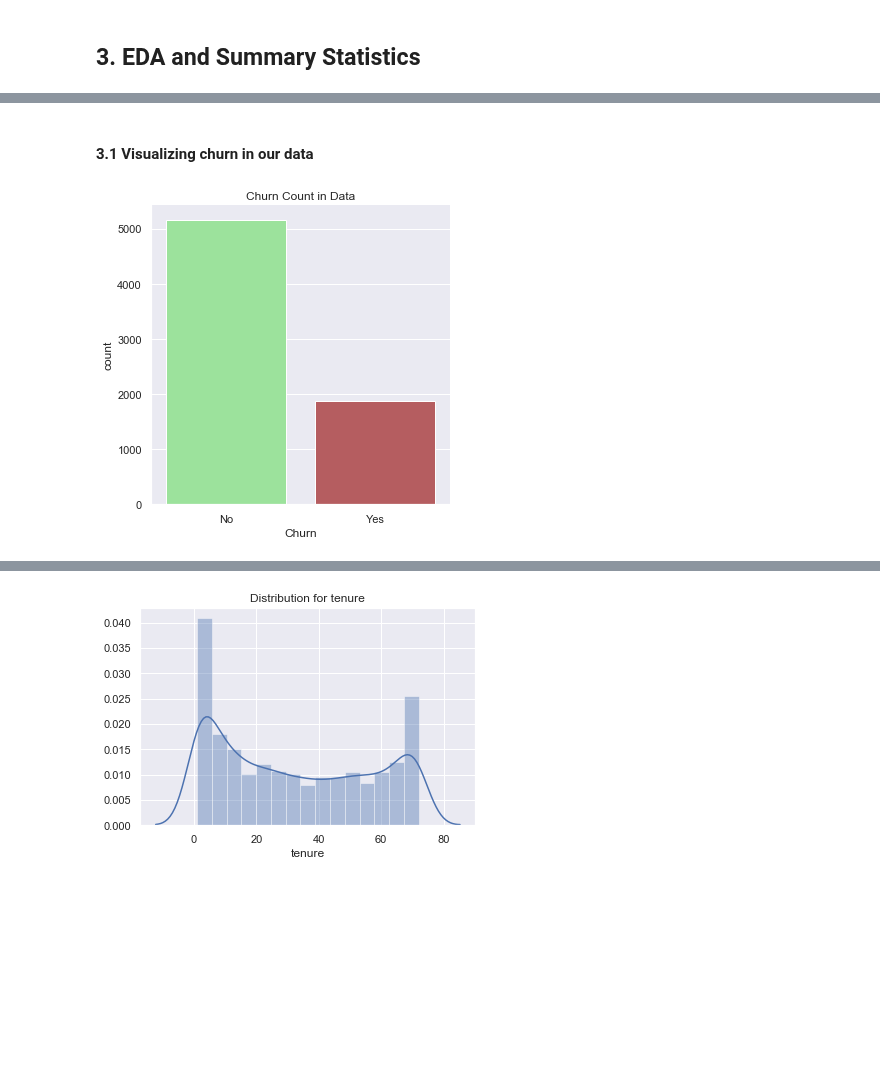
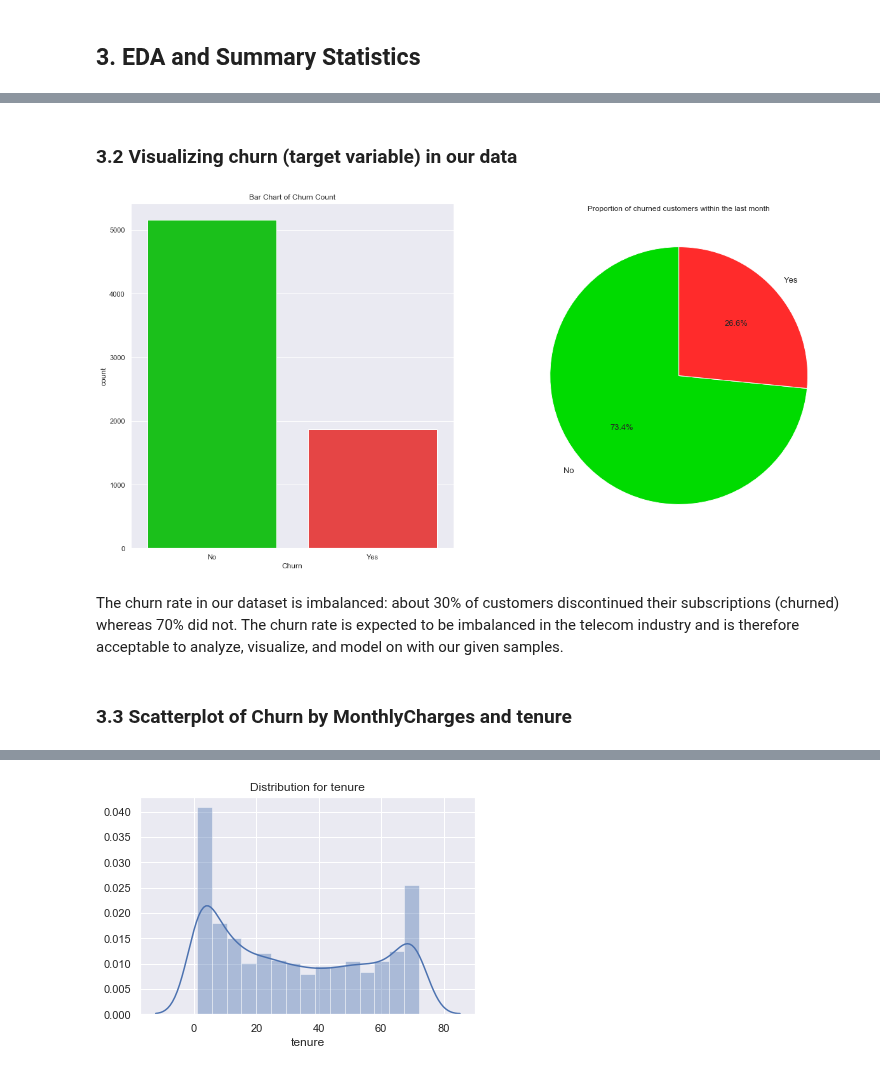
Before and after one commit to ayn28/Project-Portfolio, a Jupyter notebook: current-capstone-project/customer-churn/Customer_Churn.ipynb, the cells around one changed output, grey strips where cells are left out. Cells and saved outputs as stored; diff of their text form; code cells hidden in the pictures; blank space fills up the shorter version.

```diff
--- a/current-capstone-project/customer-churn/Customer_Churn.ipynb
+++ b/current-capstone-project/customer-churn/Customer_Churn.ipynb
@@ -238,7 +282,38 @@ df.head()
 # %% [markdown]
-#### 3.1 Visualizing churn in our data
+### 3.2 Visualizing churn (target variable) in our data
-# %%
-sns.catplot(x='Churn', kind='count', palette=['lightgreen','r'], data=df);
-plt.title('Churn Count in Data');
-# %% [output]
-[figure, removed]
+# %%
+# Colors
+lightgreen = '#00db00'
+red = '#ff2b2b'
+
+# Count (bar) plot
+plt.figure(figsize=(20, 10));
+plt.subplot(121);
+sns.countplot(x='Churn', palette=[lightgreen, red], data=df);
+plt.title('Bar Chart of Churn Count');
+
+# Pie chart
+plt.subplot(122);
+labels = ['No', 'Yes']
+colors = [lightgreen, red]
+sizes = df.groupby('Churn').size()
+
+# Draw pie chart
+patches, texts, autotexts = plt.pie(sizes, colors = colors, labels=labels, autopct='%1.1f%%', startangle=90);
+
+# Increase font size for labels
+for text in texts:
+    text.set_size(13)
+
+# Increase font size for percentages
+for autotext in autotexts:
+    autotext.set_size(13)
+
+plt.title('Proportion of churned customers within the last month');
+plt.show()
+# %% [output]
+[figure, added]
+# %% [markdown]
+The churn rate in our dataset is imbalanced: about 30% of customers discontinued their subscriptions (churned) whereas 70% did not. The churn rate is expected to be imbalanced in the telecom industry and is therefore acceptable to analyze, visualize, and model on with our given samples.
+# %% [markdown]
+### 3.3 Scatterplot of Churn by MonthlyCharges and tenure
```
Also changed, not shown: parts of 36 cells of this notebook.
